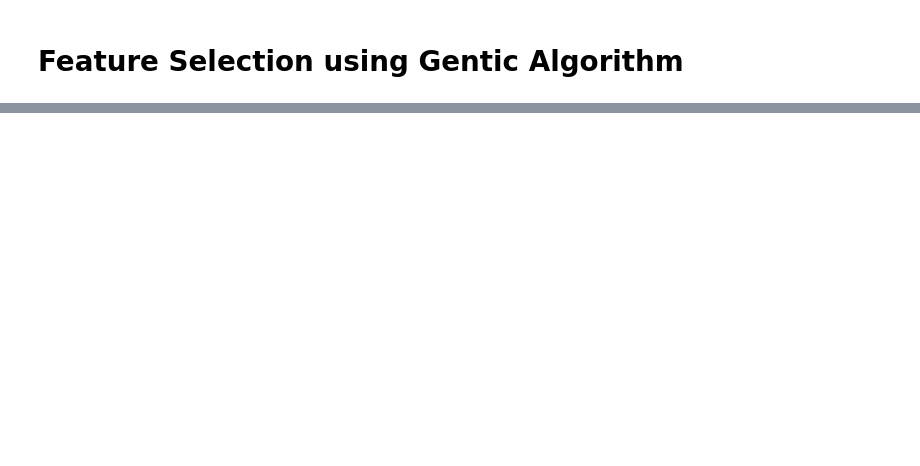
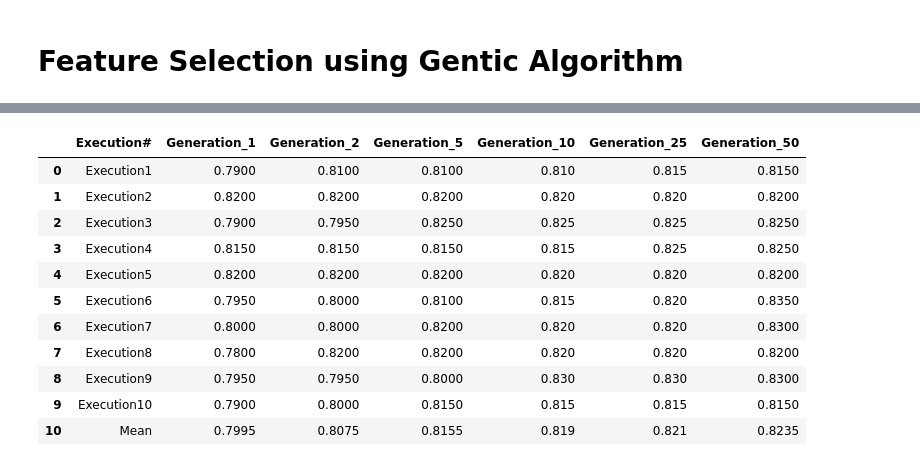
Before and after one commit to NAshwinKumar/credit_risk_assessment, a Jupyter notebook: HGANN.ipynb, the cells around one changed output, grey strips where cells are left out. Cells and saved outputs as stored; diff of their text form; code cells hidden in the pictures; blank space fills up the shorter version.

```diff
--- a/HGANN.ipynb
+++ b/HGANN.ipynb
@@ -397,0 +576,33 @@ array([0., 1., 1., 0., 1., 1., 0., 1., 0., 0.])
+# %%
+best_fitness_generation_execution_bat = []
+
+for execution_num in range(10):
+    Algorithm = BatAlgorithm(X_train.shape[1], 50, 50, 0.5, 0.5, 0.0, 2.0, fitness_func)
+    selected_features_indices_bat, best_fitness_generation_bat = Algorithm.move_bat()
+
+    best_fitness_generation_bat.insert(0, "Execution"+str(execution_num+1))
+    best_fitness_generation_execution_bat.append(best_fitness_generation_bat)
+
+
+cols = list(range(len(best_fitness_generation_execution_bat[0])))
+cols[0] = 'Execution#'
+best_fitness_generation_execution_bat_df = pd.DataFrame(best_fitness_generation_execution_bat, columns = cols)
+best_fitness_generation_execution_bat_df = best_fitness_generation_execution_bat_df.append(best_fitness_generation_execution_bat_df.mean(numeric_only=True), ignore_index=True)
+best_fitness_generation_execution_bat_df.iloc[-1,0] = "Mean"
+new_names = [(i,'Generation_'+str(i)) for i in best_fitness_generation_execution_bat_df.iloc[:, 1:].columns.values]
+best_fitness_generation_execution_bat_df.rename(columns = dict(new_names), inplace=True)
+# %%
+best_fitness_generation_execution_bat_df[['Execution#', 'Generation_1', 'Generation_2', 'Generation_5', 'Generation_10', 'Generation_25', 'Generation_50']]
+# %% [output]
+|  | Execution# | Generation_1 | Generation_2 | Generation_5 | Generation_10 | Generation_25 | Generation_50 |
+| 0 | Execution1 | 0.7900 | 0.8100 | 0.8100 | 0.810 | 0.815 | 0.8150 |
+| 1 | Execution2 | 0.8200 | 0.8200 | 0.8200 | 0.820 | 0.820 | 0.8200 |
+| 2 | Execution3 | 0.7900 | 0.7950 | 0.8250 | 0.825 | 0.825 | 0.8250 |
+| 3 | Execution4 | 0.8150 | 0.8150 | 0.8150 | 0.815 | 0.825 | 0.8250 |
+| 4 | Execution5 | 0.8200 | 0.8200 | 0.8200 | 0.820 | 0.820 | 0.8200 |
+| 5 | Execution6 | 0.7950 | 0.8000 | 0.8100 | 0.815 | 0.820 | 0.8350 |
+| 6 | Execution7 | 0.8000 | 0.8000 | 0.8200 | 0.820 | 0.820 | 0.8300 |
+| 7 | Execution8 | 0.7800 | 0.8200 | 0.8200 | 0.820 | 0.820 | 0.8200 |
+| 8 | Execution9 | 0.7950 | 0.7950 | 0.8000 | 0.830 | 0.830 | 0.8300 |
+| 9 | Execution10 | 0.7900 | 0.8000 | 0.8150 | 0.815 | 0.815 | 0.8150 |
+| 10 | Mean | 0.7995 | 0.8075 | 0.8155 | 0.819 | 0.821 | 0.8235 |
```
Also changed, not shown: parts of 18 cells of this notebook.
